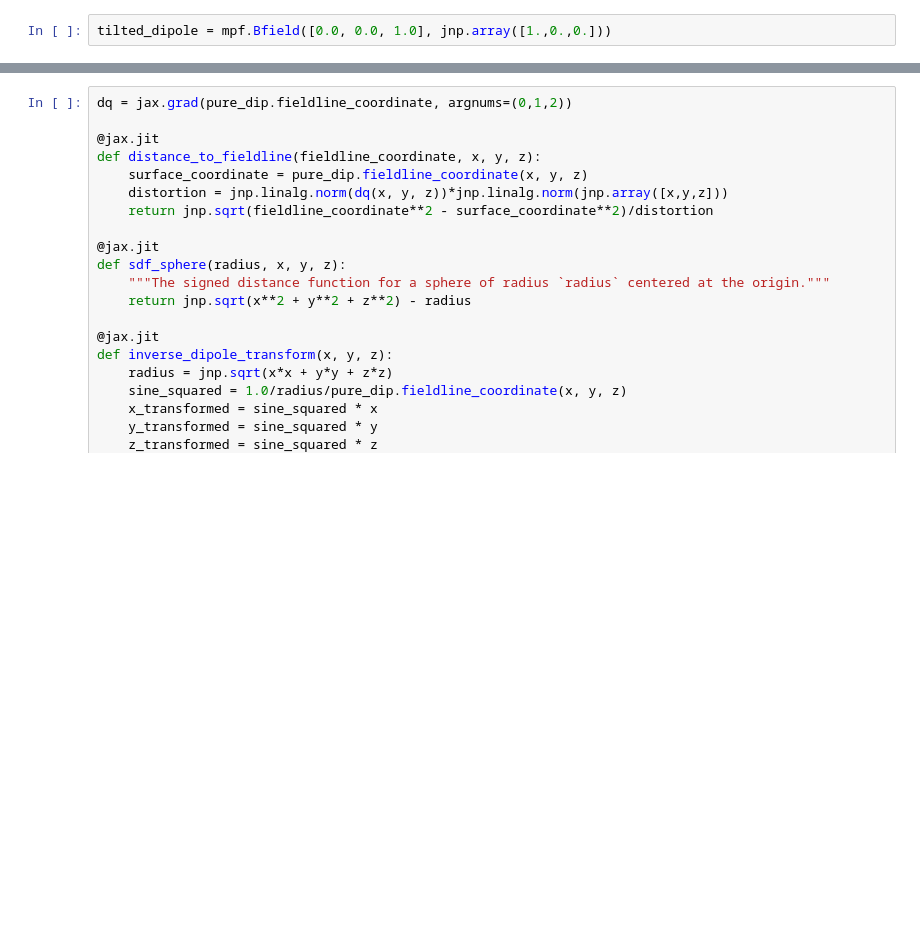
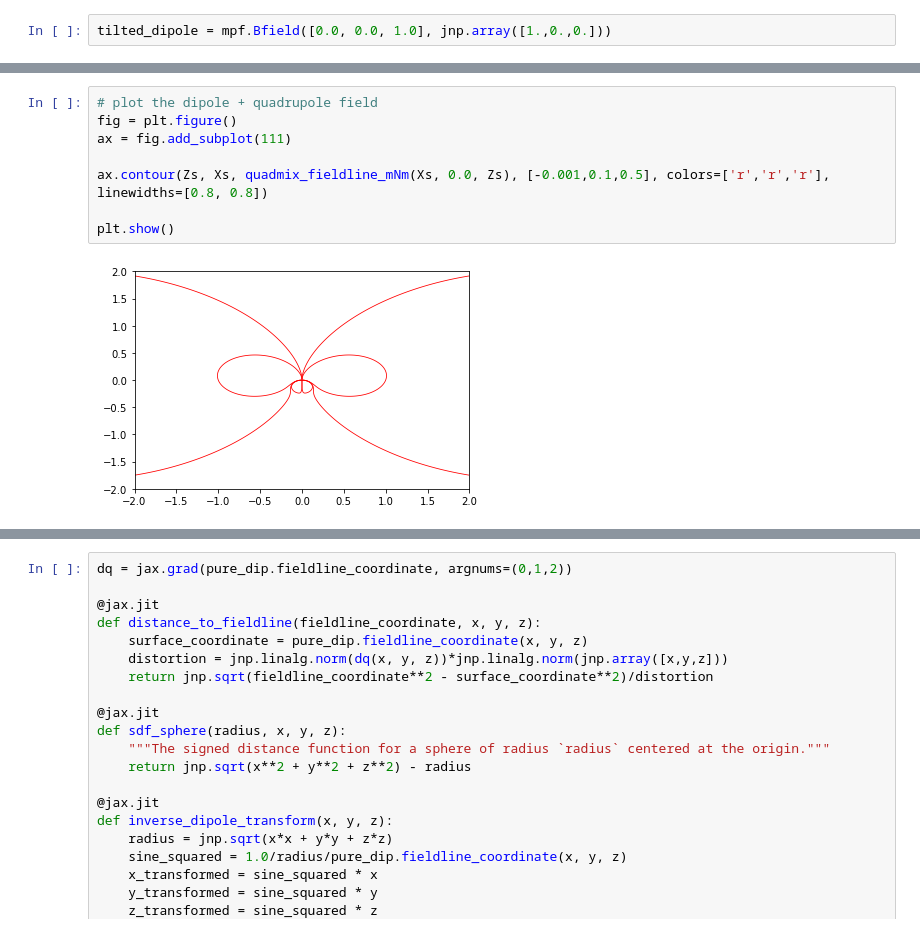
Before and after one commit to nabilbrice/bfield-autodiff, a Jupyter notebook: visualise.ipynb, the cells around one changed output, grey strips where cells are left out. Cells and saved outputs as stored; diff of their text form; blank space fills up the shorter version.

```diff
--- a/visualise.ipynb
+++ b/visualise.ipynb
@@ -122,3 +124,13 @@ plt.show()
+# %%
+# plot the dipole + quadrupole field
+fig = plt.figure()
+ax = fig.add_subplot(111)
+
+ax.contour(Zs, Xs, quadmix_fieldline_mNm(Xs, 0.0, Zs), [-0.001,0.1,0.5], colors=['r','r','r'], linewidths=[0.8, 0.8])
+
+plt.show()
+# %% [output]
+[figure, added]
 # %%
 # plot magnetic field lines with imshow
 fig, ax1 = plt.subplots(1, 1, figsize=(6,3))
```
Also changed, not shown: parts of 8 cells of this notebook.
